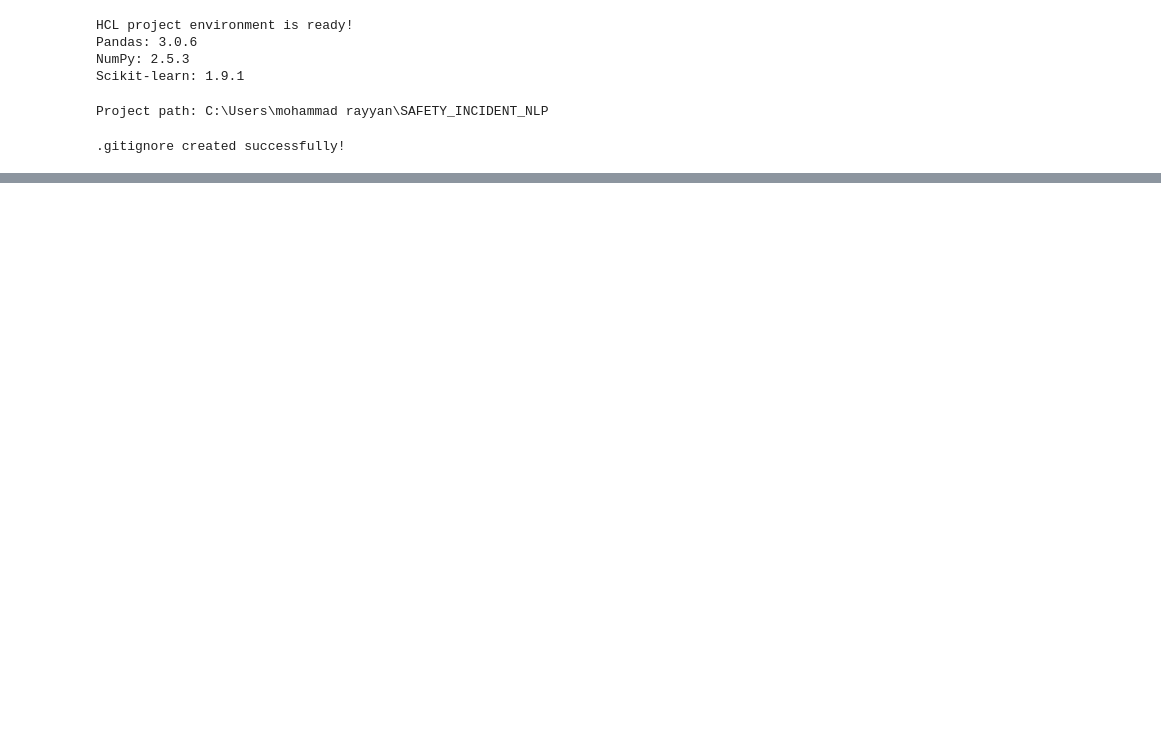
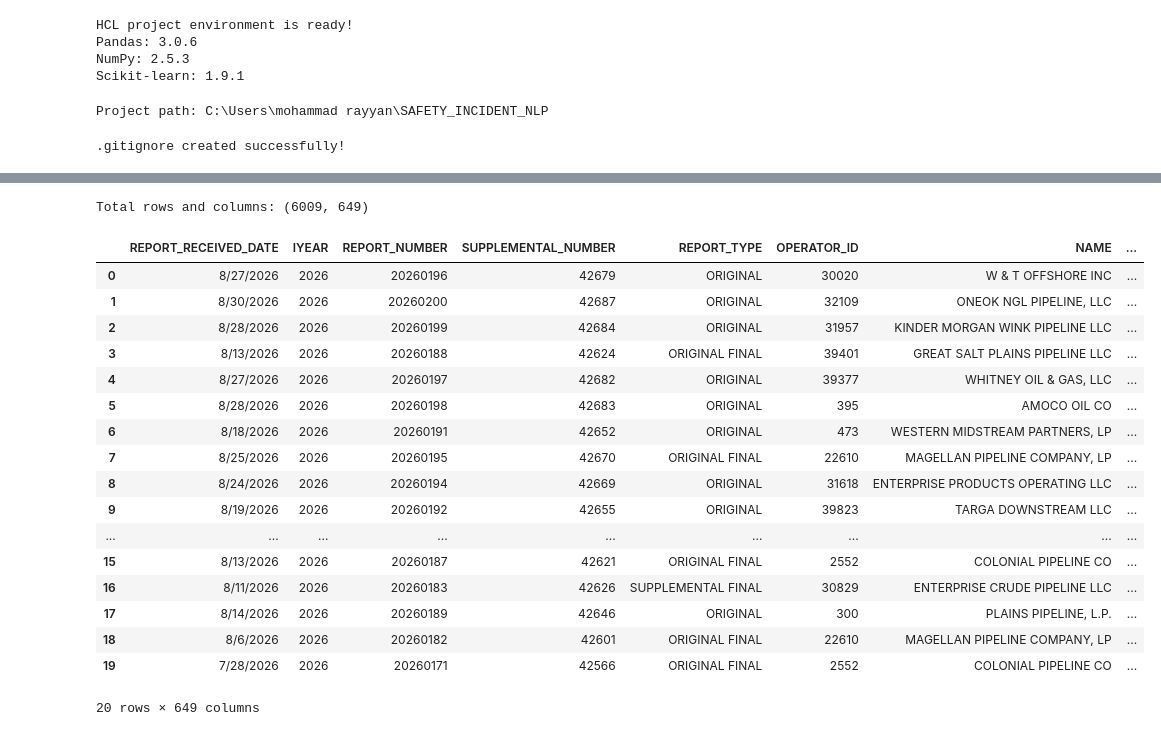
Before and after one commit to Rayyan563/SAFETY-INCIDENT-NLP, a Jupyter notebook: SAFETY_INCIDENT_NLP.ipynb, the cells around one changed output, grey strips where cells are left out. Cells and saved outputs as stored; diff of their text form; code cells hidden in the pictures; blank space fills up the shorter version.

Commit message:
Initial release: Safety Incident Prediction and Root Cause Analysis

```diff
--- a/SAFETY_INCIDENT_NLP.ipynb
+++ b/SAFETY_INCIDENT_NLP.ipynb
@@ -56,0 +375,28 @@ print(".gitignore created successfully!")
+# %%
+# 1. Count records with accident and failure descriptions
+accident_text = df["ACCIDENT_DETAILS"].fillna("").str.strip()
+failure_text = df["FAILURE_DETAILS"].fillna("").str.strip()
+
+print("Accident descriptions:", accident_text.ne("").sum())
+print("Failure descriptions:", failure_text.ne("").sum())
+
+# 2. Combine the available descriptions
+df["INCIDENT_TEXT"] = (
+    accident_text + " " + failure_text
+).str.strip()
+
+# 3. Count records with usable text
+text_df = df[
+    df["INCIDENT_TEXT"].ne("") &
+    df["CAUSE"].notna()
+].copy()
+
+print("\nRecords with text and cause labels:", len(text_df))
+print("Unique cause labels:", text_df["CAUSE"].nunique())
+
+# 4. Check cause distribution in the usable records
+print("\nCause distribution:")
+print(text_df["CAUSE"].value_counts())
+
+# 5. Preview the usable records
+display(text_df[["INCIDENT_TEXT", "CAUSE"]].head(10))
@@ -56,0 +502,28 @@ print(".gitignore created successfully!")
+# %%
+from IPython.display import display
+
+# Show the dataset dimensions
+print("Total rows and columns:", df.shape)
+
+# Display the first 20 actual records
+display(df.head(20))
+# %% [output]
+Total rows and columns: (6009, 649)
+|  | REPORT_RECEIVED_DATE | IYEAR | REPORT_NUMBER | SUPPLEMENTAL_NUMBER | REPORT_TYPE | OPERATOR_ID | NAME | ... |
+| 0 | 8/27/2026 | 2026 | 20260196 | 42679 | ORIGINAL | 30020 | W & T OFFSHORE INC | ... |
+| 1 | 8/30/2026 | 2026 | 20260200 | 42687 | ORIGINAL | 32109 | ONEOK NGL PIPELINE, LLC | ... |
+| 2 | 8/28/2026 | 2026 | 20260199 | 42684 | ORIGINAL | 31957 | KINDER MORGAN WINK PIPELINE LLC | ... |
+| 3 | 8/13/2026 | 2026 | 20260188 | 42624 | ORIGINAL FINAL | 39401 | GREAT SALT PLAINS PIPELINE LLC | ... |
+| 4 | 8/27/2026 | 2026 | 20260197 | 42682 | ORIGINAL | 39377 | WHITNEY OIL & GAS, LLC | ... |
+| 5 | 8/28/2026 | 2026 | 20260198 | 42683 | ORIGINAL | 395 | AMOCO OIL CO | ... |
+| 6 | 8/18/2026 | 2026 | 20260191 | 42652 | ORIGINAL | 473 | WESTERN MIDSTREAM PARTNERS, LP | ... |
+| 7 | 8/25/2026 | 2026 | 20260195 | 42670 | ORIGINAL FINAL | 22610 | MAGELLAN PIPELINE COMPANY, LP | ... |
+| 8 | 8/24/2026 | 2026 | 20260194 | 42669 | ORIGINAL | 31618 | ENTERPRISE PRODUCTS OPERATING LLC | ... |
+| 9 | 8/19/2026 | 2026 | 20260192 | 42655 | ORIGINAL | 39823 | TARGA DOWNSTREAM LLC | ... |
+| ... | ... | ... | ... | ... | ... | ... | ... | ... |
+| 15 | 8/13/2026 | 2026 | 20260187 | 42621 | ORIGINAL FINAL | 2552 | COLONIAL PIPELINE CO | ... |
+| 16 | 8/11/2026 | 2026 | 20260183 | 42626 | SUPPLEMENTAL FINAL | 30829 | ENTERPRISE CRUDE PIPELINE LLC | ... |
+| 17 | 8/14/2026 | 2026 | 20260189 | 42646 | ORIGINAL | 300 | PLAINS PIPELINE, L.P. | ... |
+| 18 | 8/6/2026 | 2026 | 20260182 | 42601 | ORIGINAL FINAL | 22610 | MAGELLAN PIPELINE COMPANY, LP | ... |
+| 19 | 7/28/2026 | 2026 | 20260171 | 42566 | ORIGINAL FINAL | 2552 | COLONIAL PIPELINE CO | ... |
+20 rows × 649 columns
```
Also changed, not shown: parts of 12 cells of this notebook, 29 other files.
